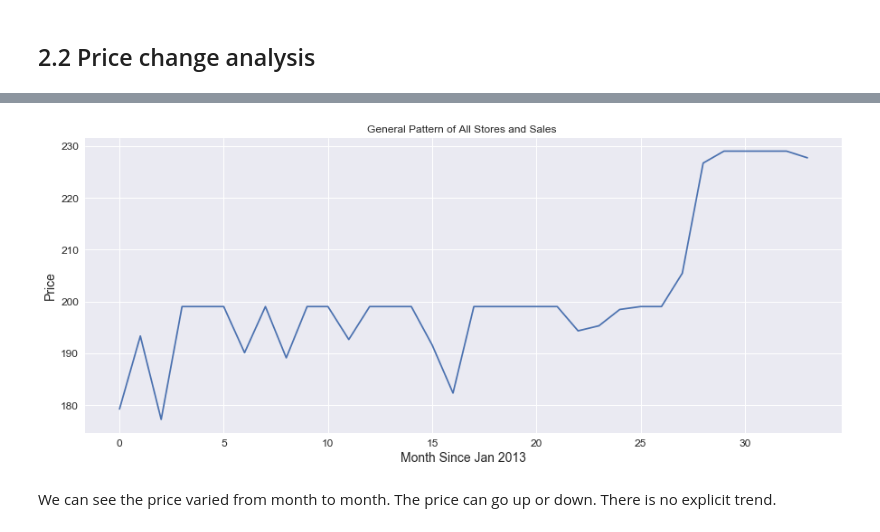
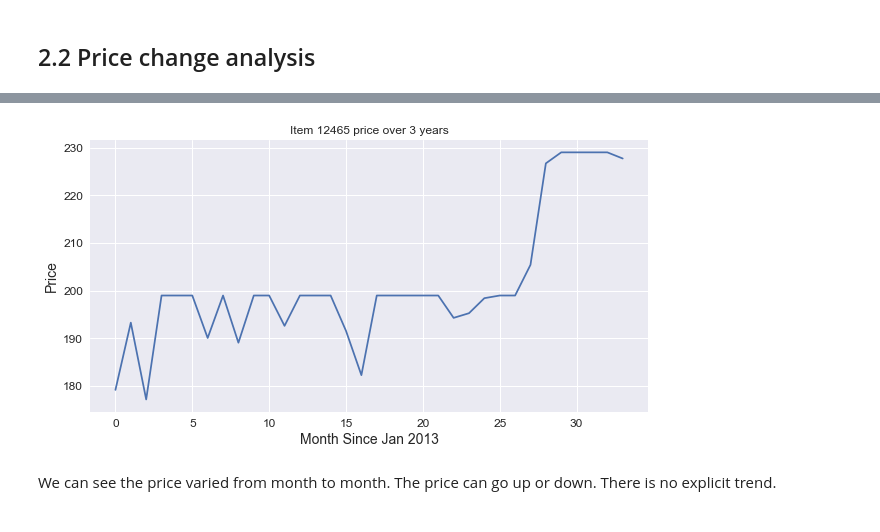
Before and after one commit to michael100824/Kaggle-Project, a Jupyter notebook: competitive-data-science-predict-future-sales/competitive-data-science-predict-future-sales.ipynb, the cells around one changed output, grey strips where cells are left out. Saved outputs shown, nothing was run; the diff lists cells and outputs as text; code cells hidden in the pictures.

```diff
--- a/competitive-data-science-predict-future-sales/competitive-data-science-predict-future-sales.ipynb
+++ b/competitive-data-science-predict-future-sales/competitive-data-science-predict-future-sales.ipynb
@@ -682,12 +646,12 @@ df_item12465
 # %%
 # plot the item 12465 price over 3 years
-plt.figure(figsize=(15,6))
-plt.title('General Pattern of All Stores and Sales ')
+plt.figure(figsize=(10,5))
+plt.title('Item 12465 price over 3 years')
 plt.xlabel('Month Since Jan 2013')
 plt.ylabel('Price')
 plt.plot(df_item12465["date_block_num"],df_item12465["item_month_mean"]);
 # %% [output]
-[figure, old version]
+[figure, new version]
 # %% [markdown]
 We can see the price varied from month to month. The price can go up or down. There is no explicit trend.
 # %% [markdown]
```
Also changed, not shown: parts of 39 cells of this notebook.
